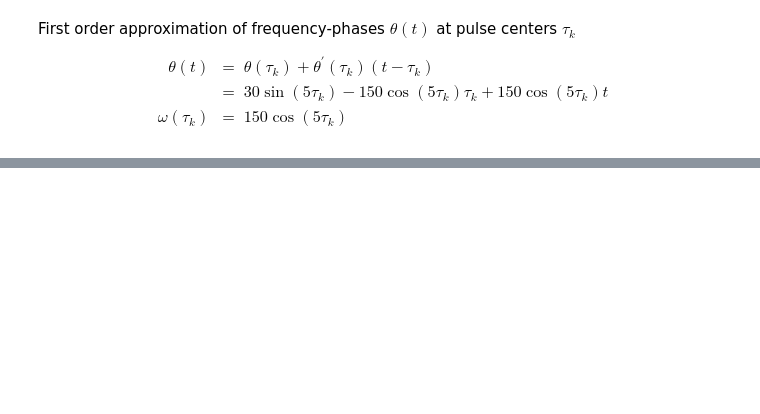
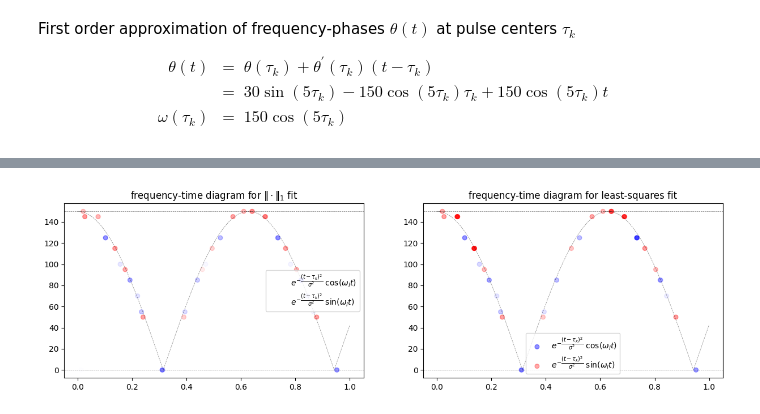
Before and after one commit to dhjnam/cvx-opt, a Jupyter notebook: 06_5_4_time_frequency_analysis_with_basis_pursuit.ipynb, the cells around one changed output, grey strips where cells are left out. Drawn from its saved outputs; the diff is of its cells as text; code cells hidden in the pictures; blank space fills up the shorter version.

```diff
--- a/06_5_4_time_frequency_analysis_with_basis_pursuit.ipynb
+++ b/06_5_4_time_frequency_analysis_with_basis_pursuit.ipynb
@@ -221,0 +216,91 @@ plt.show()
+# %%
+scatter_tau = np.array([
+    np.ones(dL1) * tau_k for tau_k in tau
+]).reshape(K * dL1)
+
+pattern_cos = pattern[pattern % dL1 >= L]
+pattern_sin = pattern[pattern % dL1 <  L]
+
+exact_frequencies = freq0 * freq1 * np.abs(np.cos(freq1 * tau))
+
+base_cos = '$e^{-\\dfrac{(t-\\tau_k)^2}{\\sigma^2}} \\; \\cos(\\omega_l t)$'
+base_sin = '$e^{-\\dfrac{(t-\\tau_k)^2}{\\sigma^2}} \\; \\sin(\\omega_l t)$'
+
+fig, axes = plt.subplots(1, 2, figsize=(15, 4))
+
+# adapt scatter point size / alpha corresponding to a basis fcn
+# by the value of sparse_x coefficient of that basis fcn
+ax = axes[0]
+
+ax.set(
+    title='frequency-time diagram for $\\Vert \\cdot \\Vert_1$ fit'
+)
+
+# adapt scatter points' [ size | alpha | color ]s to absolute values of sparsity coefficients
+
+intensity_cos = 1 - 1 / ( 1 + np.abs( sparse_x.reshape(K, dL1)[:, L: ].reshape(K * (L+1)) ) )
+intensity_sin = 1 - 1 / ( 1 + np.abs( sparse_x.reshape(K, dL1)[:,  :L].reshape(K *  L   ) ) )
+
+# background grid
+# ax.scatter(
+#     scatter_tau.reshape(K, dL1)[:, L:].reshape(K * (L+1)),
+#     freq1 * np.array([ np.arange(0, L+1)   for tau_k in tau ]),
+#     s=.05, color='black', alpha=.15
+# )
+# visualization of sparsity coefficients
+ax.scatter(
+    scatter_tau.reshape(K, dL1)[:, L:].reshape(K * (L+1)),
+    freq1 * np.array([ np.arange(0, L+1)   for tau_k in tau ]),
+    s=30, color='blue', alpha=intensity_cos, label=base_cos
+)
+ax.scatter(
+    scatter_tau.reshape(K, dL1)[:, :L].reshape(K * L),
+    freq1 * np.array([ np.arange(0, L) + 1 for tau_k in tau ]),
+    s=30, color='red' , alpha=intensity_sin, label=base_sin
+)
+
+ax.axhline( freq1 * L, color='black', alpha=.5, linewidth=.5, linestyle='dashed')
+ax.axhline( 0        , color='black', alpha=.5, linewidth=.5, linestyle='dashed')
+ax.plot(tau,  exact_frequencies, color='black', alpha=.5, linewidth=.5, linestyle='dashed')
+ax.legend()
+
+
+x_fit_cos = tilde_x.value[pattern % dL1 >= L]
+x_fit_sin = tilde_x.value[pattern % dL1 <  L]
+
+ax = axes[1]
+ax.set(
+    title='frequency-time diagram for least-squares fit'
+)
+
+# adapt scatter points' [ size | alpha | color ]s to absolute values of sparsity coefficients
+
+intensity_cos_fit = 1 - 1 / ( 1 + np.abs( x_fit_cos ) )
+intensity_sin_fit = 1 - 1 / ( 1 + np.abs( x_fit_sin ) )
+
+# background grid
+# ax.scatter(
+#     scatter_tau.reshape(K, dL1)[:, L:].reshape(K * (L+1)),
+#     freq1 * np.array([ np.arange(0, L+1)   for tau_k in tau ]),
+#     s=.05, color='black', alpha=.15
+# )
+# visualization of least-squares fit on sparsity pattern
+ax.scatter(
+    scatter_tau[pattern_cos],
+    freq1 * (pattern_cos % dL1 - L),
+    s=30, color='blue', alpha=intensity_cos_fit, label=base_cos
+)
+ax.scatter(
+    scatter_tau[pattern_sin],
+    freq1 * (pattern_sin % dL1 + 1),
+    s=30, color='red' , alpha=intensity_sin_fit, label=base_sin
+)
+
+ax.axhline( freq1 * L, color='black', alpha=.5, linewidth=.5, linestyle='dashed')
+ax.axhline( 0        , color='black', alpha=.5, linewidth=.5, linestyle='dashed')
+ax.plot(tau,  exact_frequencies, color='black', alpha=.5, linewidth=.5, linestyle='dashed')
+ax.legend()
+
+plt.show()
+# %% [output]
+[figure, added]
```
Also changed, not shown: parts of 7 cells of this notebook.
